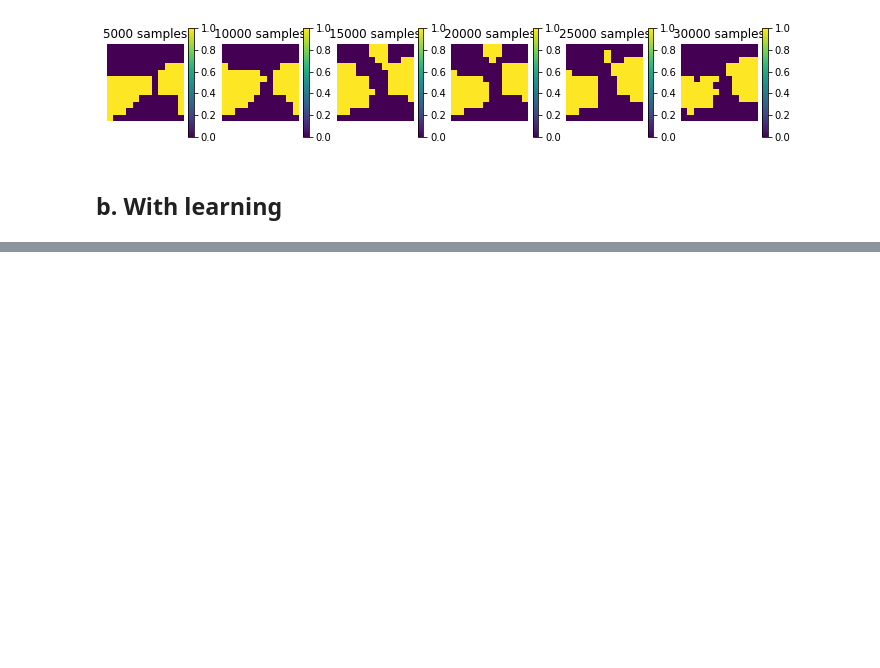
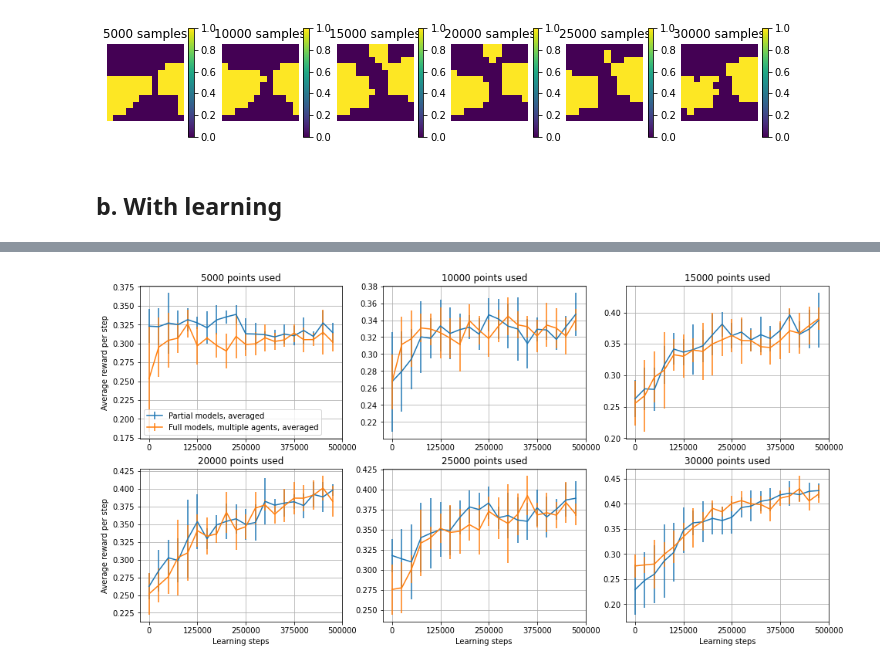
Before and after one commit to ccli3896/RLWorms, a Jupyter notebook: 12_19_homeTesting/QuarantineWeek.ipynb, the cells around one changed output, grey strips where cells are left out. Cells and saved outputs as stored; diff of their text form; code cells hidden in the pictures; blank space fills up the shorter version.

```diff
--- a/12_19_homeTesting/QuarantineWeek.ipynb
+++ b/12_19_homeTesting/QuarantineWeek.ipynb
@@ -504,15 +515,17 @@ On 0.5
 # %%
 fig,ax = plt.subplots(2,3)
-fig.set_size_inches((16,6))
+fig.set_size_inches((16,8))
 for i in range(len(half)):
     cax = ax[i//3,i%3]
     cax.errorbar(np.arange(len(half[i])),half[i],yerr=half_s[i])
     cax.errorbar(np.arange(len(full[i])),full[i],yerr=full_s[i])
-    cax.set_xticks(np.arange(5))
+    cax.set_xticks(np.arange(0,21,5))
     cax.set_xticklabels(np.arange(0,21,5)*25000)
     cax.set_title(f'{samps_df[i]} points used')
     cax.grid();
 
 ax[0,0].legend(['Partial models, averaged','Full models, multiple agents, averaged'])
 [ax[i,0].set_ylabel('Average reward per step') for i in range(2)]
-[ax[-1,i].set_xlabel('Learning steps') for i in range(3)]
+[ax[-1,i].set_xlabel('Learning steps') for i in range(3)];
+# %% [output]
+[figure, added]
```
Also changed, not shown: parts of 1 cell of this notebook.
